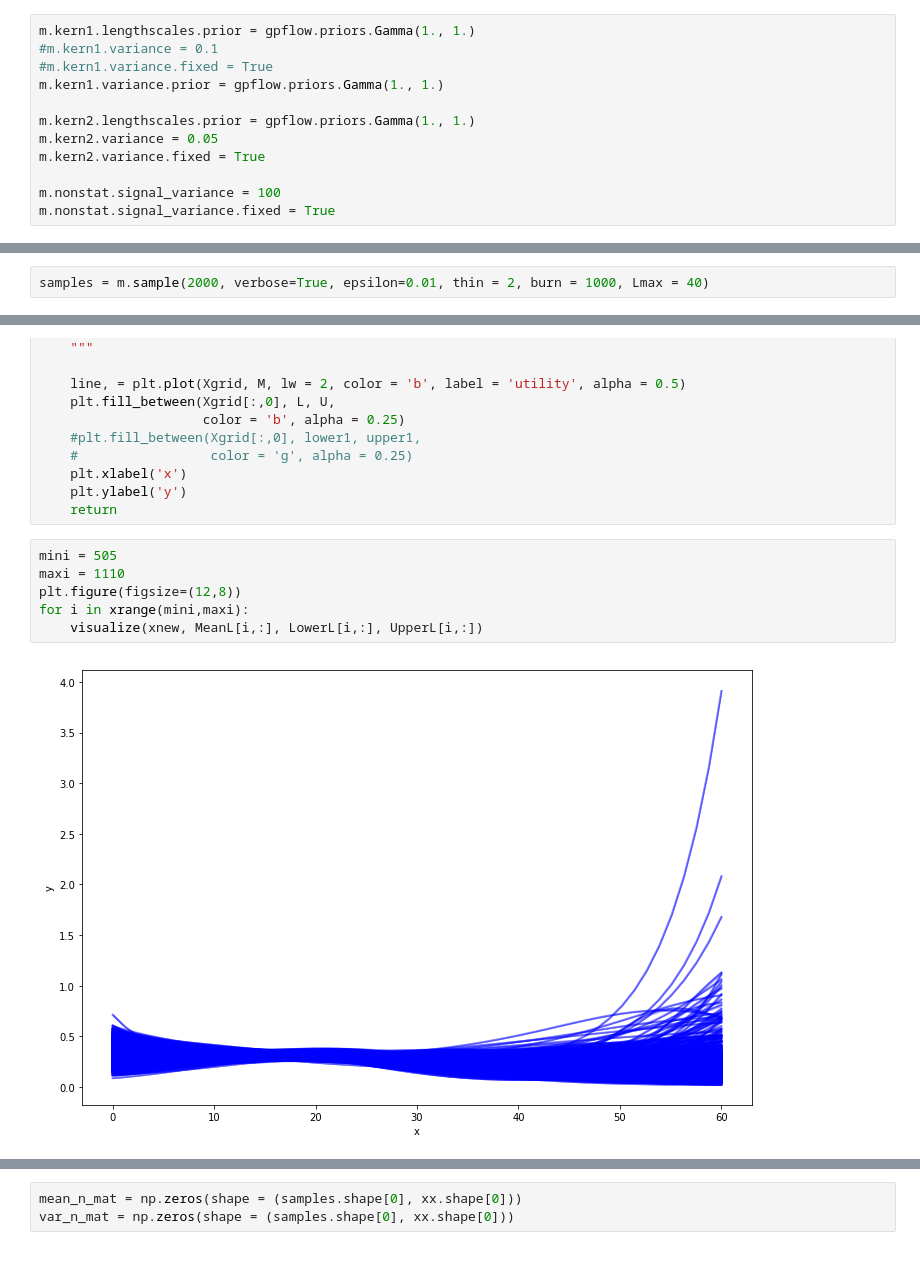
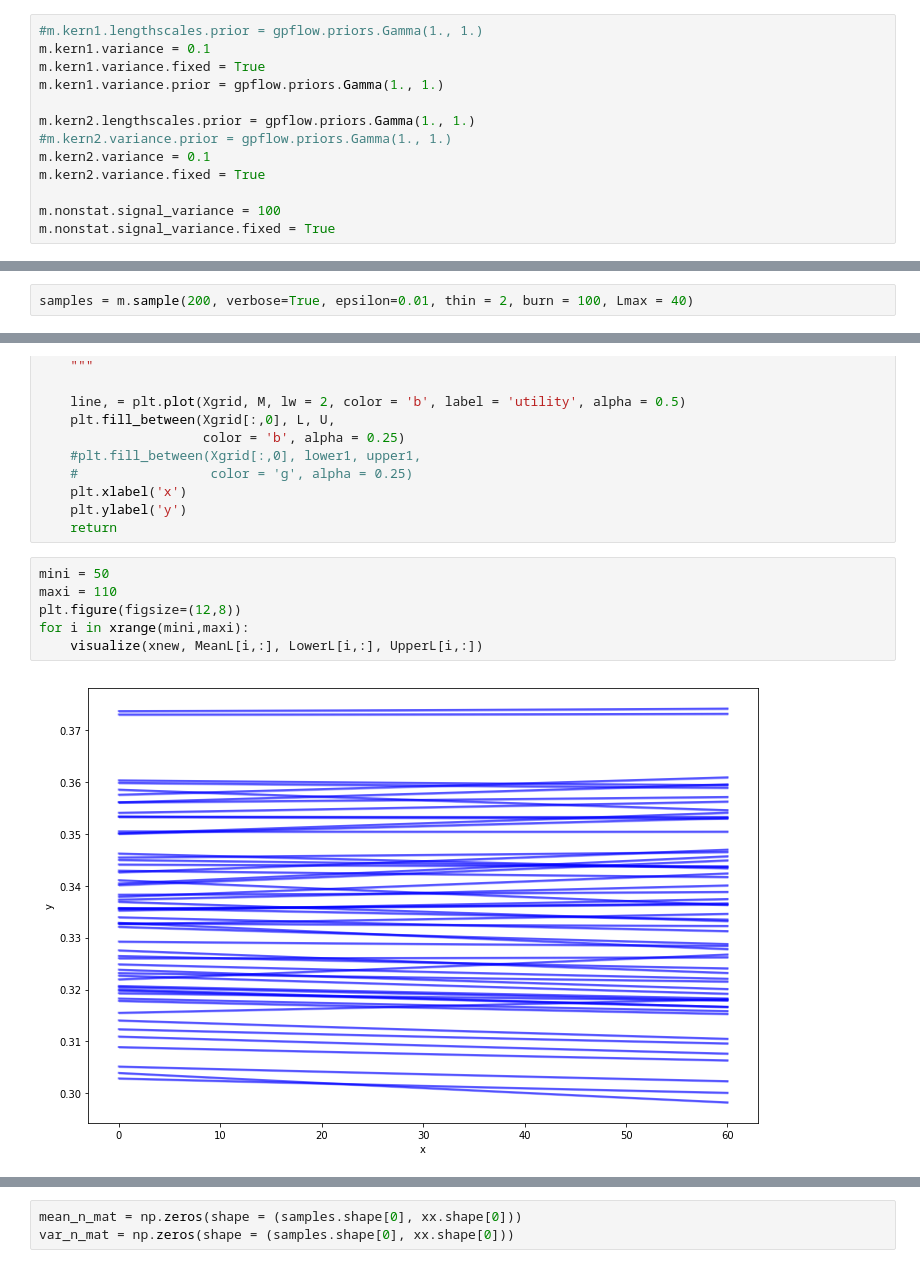
Before and after one commit to nawalgao/AdaptiveGPFlow, a Jupyter notebook: notebooks/AdaptLAdaptN.ipynb, the cells around one changed output, grey strips where cells are left out. Cells and saved outputs as stored; diff of their text form.

```diff
--- a/notebooks/AdaptLAdaptN.ipynb
+++ b/notebooks/AdaptLAdaptN.ipynb
@@ -43,13 +43,14 @@ m
 | adapt_ll_noise_gps.nonstat.signal... | [ 1.] | None | +ve |
 | adapt_ll_noise_gps.signal_variance | [ 1.] | None | +ve |
 # %%
-m.kern1.lengthscales.prior = gpflow.priors.Gamma(1., 1.)
-#m.kern1.variance = 0.1
-#m.kern1.variance.fixed = True
+#m.kern1.lengthscales.prior = gpflow.priors.Gamma(1., 1.)
+m.kern1.variance = 0.1
+m.kern1.variance.fixed = True
 m.kern1.variance.prior = gpflow.priors.Gamma(1., 1.)
 
 m.kern2.lengthscales.prior = gpflow.priors.Gamma(1., 1.)
-m.kern2.variance = 0.05
+#m.kern2.variance.prior = gpflow.priors.Gamma(1., 1.)
+m.kern2.variance = 0.1
 m.kern2.variance.fixed = True
 
 m.nonstat.signal_variance = 100
@@ -77,4 +78,4 @@ m.optimize(maxiter=5000)
 # %%
-samples = m.sample(2000, verbose=True, epsilon=0.01, thin = 2, burn = 1000, Lmax = 40)
+samples = m.sample(200, verbose=True, epsilon=0.01, thin = 2, burn = 100, Lmax = 40)
 # %% [output]
 burn-in sampling started
@@ -149,10 +140,10 @@ def visualize(Xgrid, M, L, U):
     plt.ylabel('y')
     return
 # %%
-mini = 505
-maxi = 1110
+mini = 50
+maxi = 110
 plt.figure(figsize=(12,8))
 for i in xrange(mini,maxi):
     visualize(xnew, MeanL[i,:], LowerL[i,:], UpperL[i,:])
 # %% [output]
-[figure, old version]
+[figure, new version]
```
Also changed, not shown: parts of 9 cells of this notebook, 8 other files.
